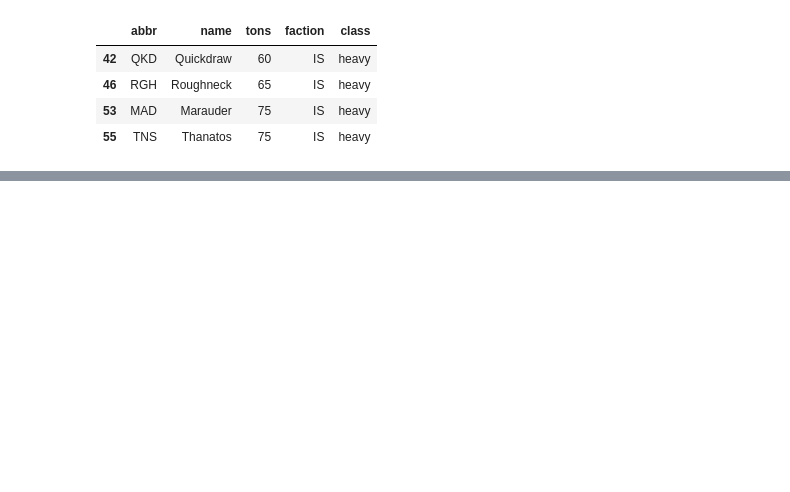
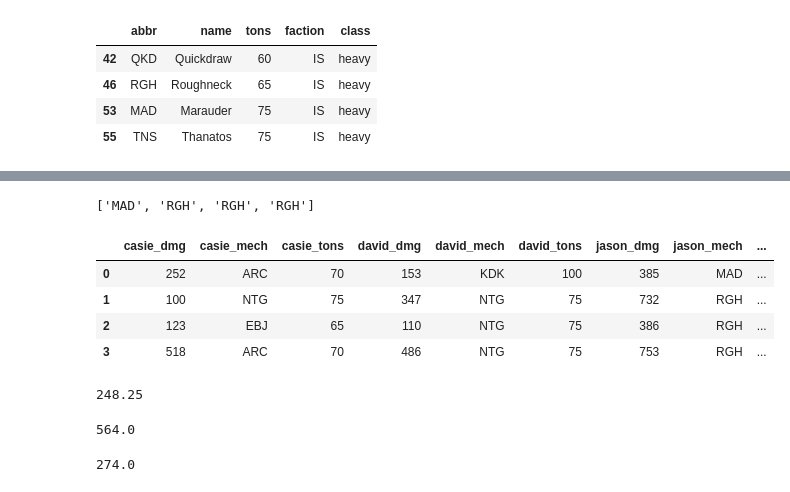
Before and after one commit to Kibrael/mwo_data, a Jupyter notebook: mwo_data_explore.ipynb, the cells around one changed output, grey strips where cells are left out. Cells and saved outputs as stored; diff of their text form; code cells hidden in the pictures; blank space fills up the shorter version.

Commit message:
fix data errors, add performance df

```diff
--- a/mwo_data_explore.ipynb
+++ b/mwo_data_explore.ipynb
@@ -63 +63,57 @@ mwo_df[['tonn_diff', 'win']]
 | 3 | 55 | 0 |
+# %%
+#performance tracking by player
+jason_col = list(mwo_df.jason)
+david_col = list(mwo_df.david)
+casie_col = list(mwo_df.casie)
+jason_mechs
+# %% [output]
+['MAD', 'RGH', 'RGH', 'RGH']
+# %%
+jason_dmg = []
+jason_mechs = []
+jason_tons = []
+david_dmg = []
+david_mechs = []
+david_tons = []
+casie_dmg = []
+casie_mechs = []
+casie_tons = []
+for i in range(len(mwo_df)):
+    jason_dmg.append(mwo_df.loc[i, "dmg_"+jason_col[i]])
+    david_dmg.append(mwo_df.loc[i, "dmg_"+david_col[i]])
+    casie_dmg.append(mwo_df.loc[i, "dmg_"+casie_col[i]])
+    jason_tons.append(mwo_df.loc[i, jason_col[i]+"_tons"])
+    david_tons.append(mwo_df.loc[i, david_col[i]+"_tons"])
+    casie_tons.append(mwo_df.loc[i, casie_col[i]+"_tons"])
+    jason_mechs.append(mwo_df.loc[i, jason_col[i]])
+    david_mechs.append(mwo_df.loc[i, david_col[i]])
+    casie_mechs.append(mwo_df.loc[i, casie_col[i]])
+# %%
+perf_df = pd.DataFrame({"jason_dmg":jason_dmg, "jason_mech":jason_mechs, "jason_tons":jason_tons,
+                        "casie_dmg":casie_dmg, "casie_mech":casie_mechs, "casie_tons":casie_tons,
+                      "david_dmg":david_dmg, "david_mech":david_mechs, "david_tons":david_tons})
+perf_df = perf_df.merge(mwo_df[['tonn_diff', 'win']], how='left', left_index=True, right_index=True)
+perf_df
+# %% [output]
+|  | casie_dmg | casie_mech | casie_tons | david_dmg | david_mech | david_tons | jason_dmg | jason_mech | ... |
+| 0 | 252 | ARC | 70 | 153 | KDK | 100 | 385 | MAD | ... |
+| 1 | 100 | NTG | 75 | 347 | NTG | 75 | 732 | RGH | ... |
+| 2 | 123 | EBJ | 65 | 110 | NTG | 75 | 386 | RGH | ... |
+| 3 | 518 | ARC | 70 | 486 | NTG | 75 | 753 | RGH | ... |
+# %%
+perf_df.casie_dmg.mean()
+#get favorite mech per player
+#get total damage
+#get average damage
+#average damage n most recent matches
+# %% [output]
+248.25
+# %%
+perf_df.jason_dmg.mean()
+# %% [output]
+564.0
+# %%
+perf_df.david_dmg.mean()
+# %% [output]
+274.0
```
Also changed, not shown: parts of 3 cells of this notebook, 1 other file.
